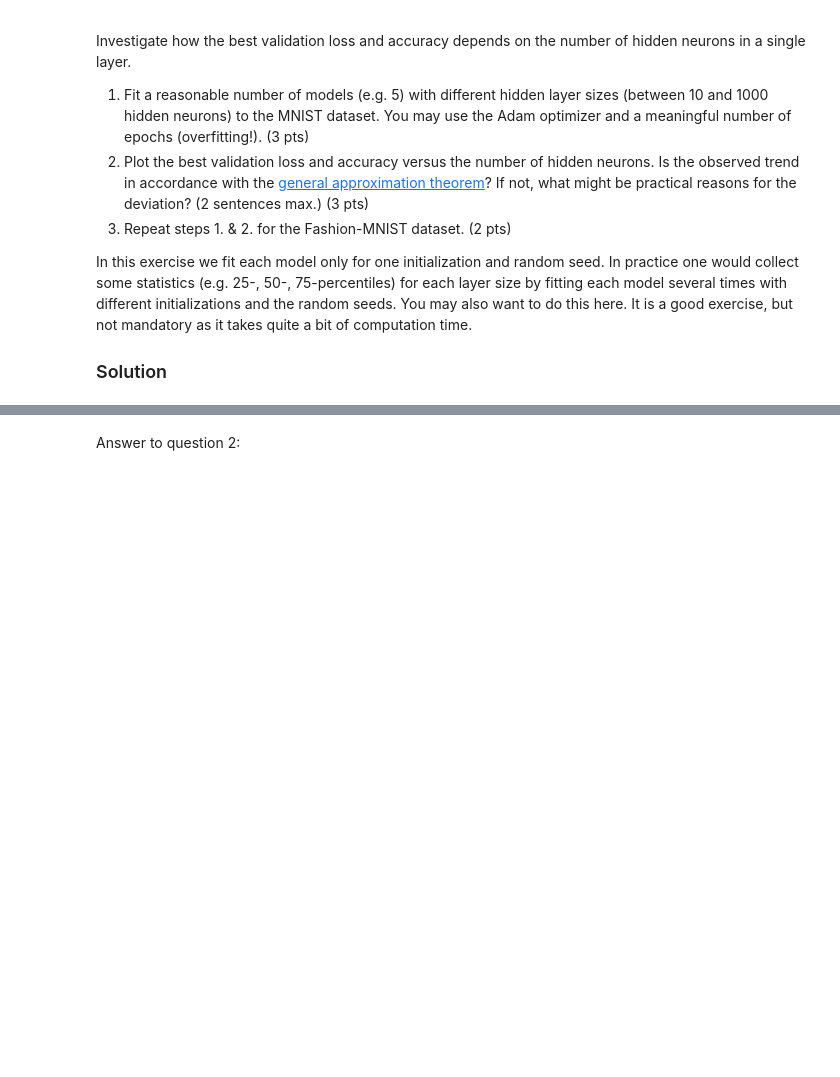
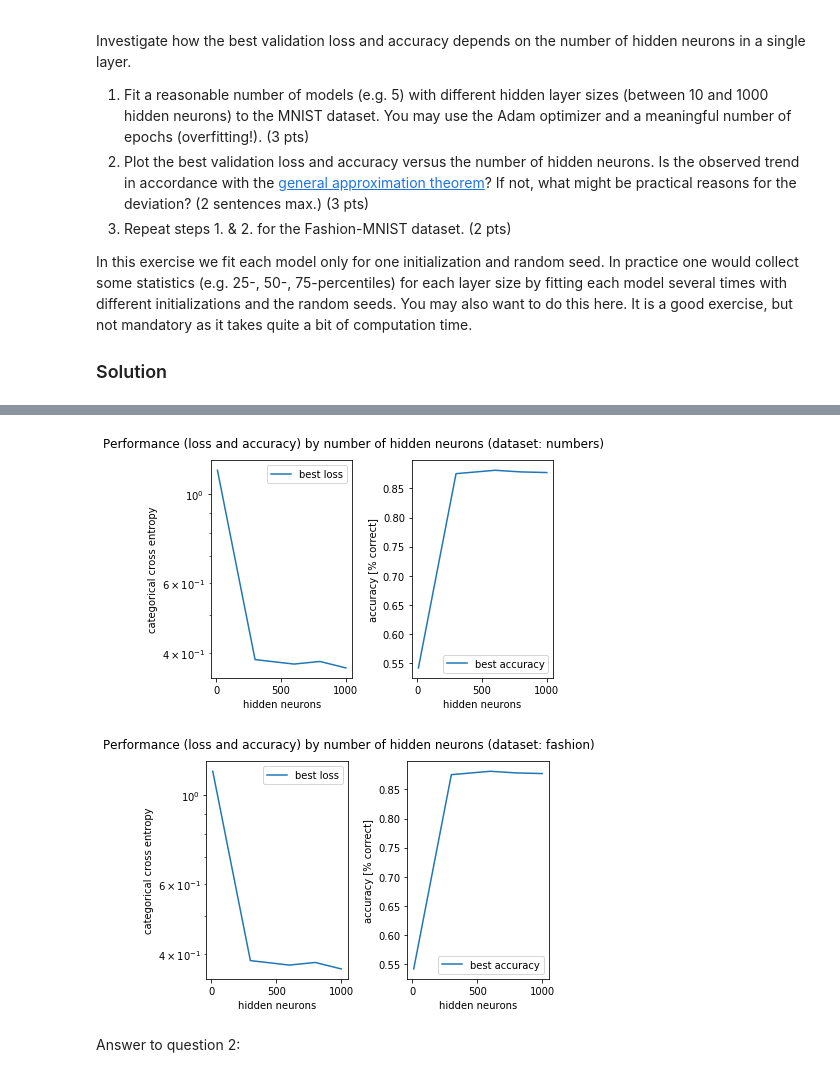
Before and after one commit to girotomas/ANN, a Jupyter notebook: ANN22_03.ipynb, the cells around one changed output, grey strips where cells are left out. Saved outputs shown, nothing was run; the diff lists cells and outputs as text; code cells hidden in the pictures; blank space fills up the shorter version.

```diff
--- a/ANN22_03.ipynb
+++ b/ANN22_03.ipynb
@@ -573,7 +613,7 @@ for dataset in ['numbers', 'fashion']:
     data={}
     data['hidden neurons']=[10, 300, 600, 800, 1000]
     data['history']=[]
-    data['epochs']=[2, 2, 2, 2, 2] # <----- change the epochs here !
+    data['epochs']=[50, 50, 50, 50, 50] # <----- change the epochs here !
     data['best validation loss']=[]
     data['best validation accuracy']=[]
 
@@ -586,7 +626,7 @@ for dataset in ['numbers', 'fashion']:
             Activation('softmax'),
         ])
 
-
+        model4.summary()
 
         adam3 = keras.optimizers.Adam(lr=0.01, beta_1=0.9, beta_2=0.999)
         model4.compile(optimizer=adam3,
@@ -599,7 +639,3 @@ for dataset in ['numbers', 'fashion']:
         data['history'].append(h.history)
         data['best validation loss']+=[ np.array(data['history'][-1]['val_loss']).min()]
         data['best validation accuracy']+=[ np.array(data['history'][-1]['val_acc']).max()]
-
-
-    with open('4'+dataset+'.json', 'w') as outfile:
-        json.dump(data, outfile)
@@ -606,16 +660,19 @@ for dataset in ['numbers', 'fashion']:
 # %%
 #################### 4 ##################
 #plot the data
 for dataset in ['numbers','fashion']:
 
-    with open('4'+dataset+'.json', 'r') as infile:
-        data=json.load(infile)
+
+
     fig, ax1, ax2 = prepare_standardplot('Performance (loss and accuracy) by number of hidden neurons '
                                          +'(dataset: '+dataset+')' ,
                                          'hidden neurons')
     ax1.plot(data['hidden neurons'],data["best validation loss"], label ="best loss" )
     ax2.plot(data['hidden neurons'],data["best validation accuracy"], label = "best accuracy")
     finalize_standardplot(fig, ax1, ax2)
+# %% [output]
+[figure, added]
+[figure, added]
 # %% [markdown]
 Answer to question 2:
 # %% [markdown]
```
Also changed, not shown: parts of 8 cells of this notebook.
